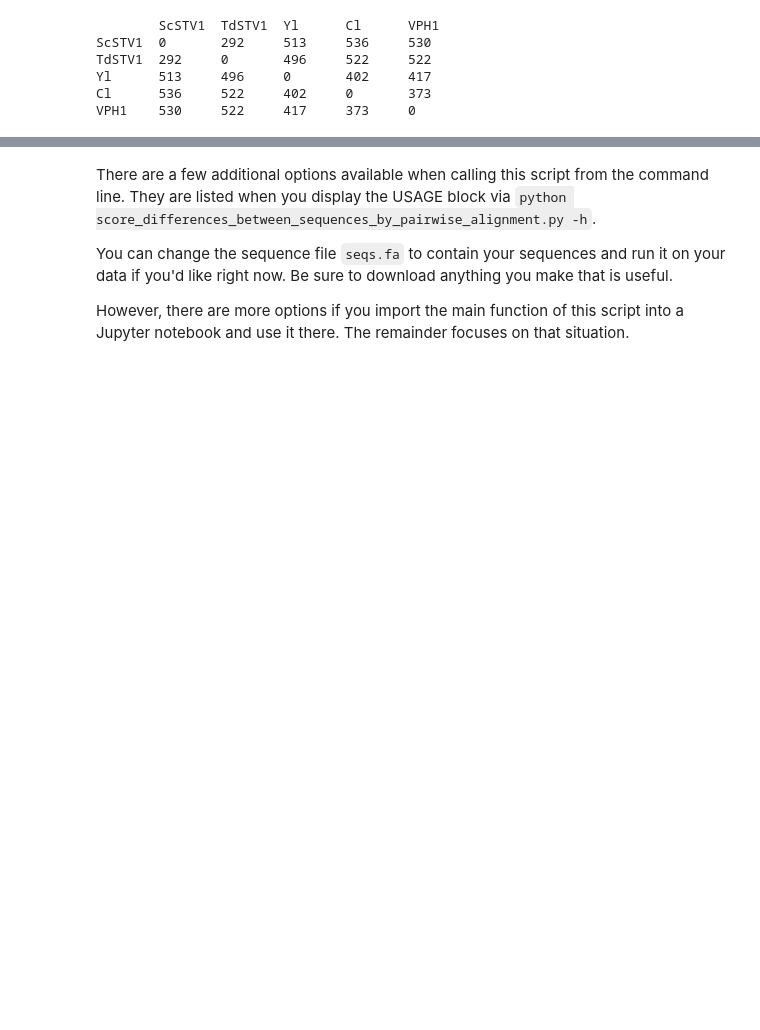
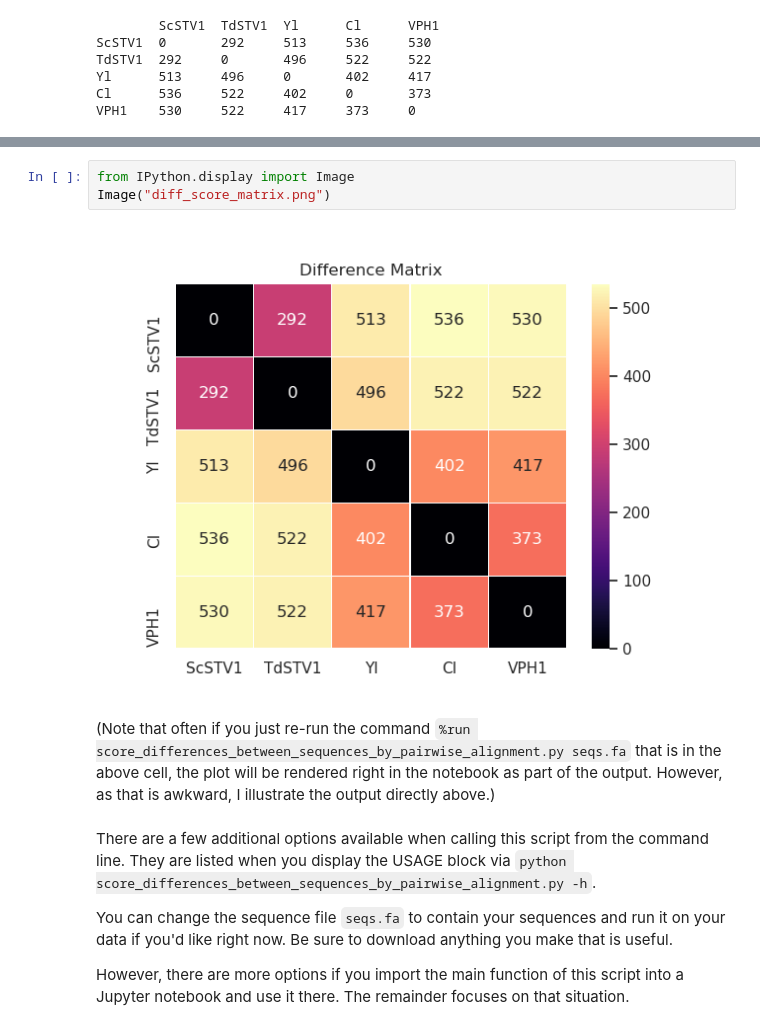
Before and after one commit to fomightez/cl_sq_demo-binder, a Jupyter notebook: notebooks/Demo of script to calculate differences between sequences in multiFASTA file.ipynb, the cells around one changed output, grey strips where cells are left out. Cells and saved outputs as stored; diff of their text form; blank space fills up the shorter version.

Commit message:
add pointing out heatmap of matrix

```diff
--- a/notebooks/Demo of script to calculate differences between sequences in multiFASTA file.ipynb
+++ b/notebooks/Demo of script to calculate differences between sequences in multiFASTA file.ipynb
@@ -122,3 +132,10 @@ VPH1    530     522     417     373     0
+# %%
+from IPython.display import Image
+Image("diff_score_matrix.png")
+# %% [output]
+[figure, added]
+# %% [markdown]
+(Note that often if you just re-run the command `%run score_differences_between_sequences_by_pairwise_alignment.py seqs.fa` that is in the above cell, the plot will be rendered right in the notebook as part of the output. However, as that is awkward, I illustrate the output directly above.)
 # %% [markdown]
 There are a few additional options available when calling this script from the command line. They are listed when you display the USAGE block via `python score_differences_between_sequences_by_pairwise_alignment.py -h`.
 
```
Also changed, not shown: parts of 5 cells of this notebook.
